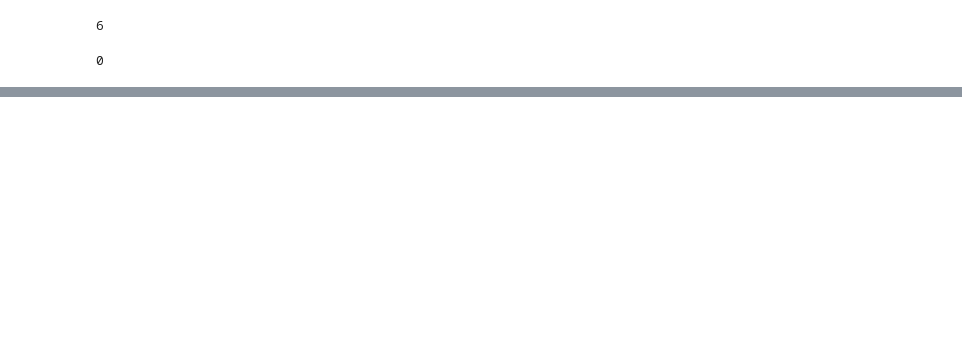
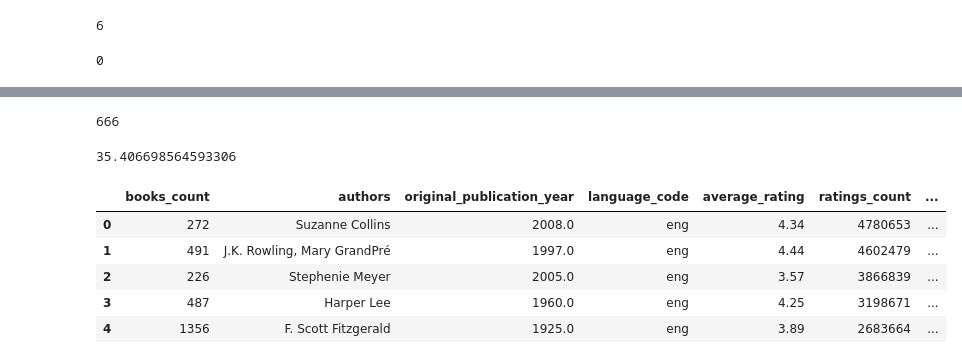
Before and after one commit to tamaracvijan/books-reviews, a Jupyter notebook: script.ipynb, the cells around one changed output, grey strips where cells are left out. Saved outputs shown, nothing was run; the diff lists cells and outputs as text; code cells hidden in the pictures; blank space fills up the shorter version.

Commit message:
Add author books count and target encoding

```diff
--- a/script.ipynb
+++ b/script.ipynb
@@ -154,6 +155,12 @@ print(ds['language_code'].unique())
 print(ds['language_code'].isna().sum())
 # %% [output]
 0
+# %%
+# Later, when we do train/test split we will see that 35% of test set authors were not seen in the training set. This is a real limitation of this dataset.
+# Many authors appear only once or twice, making it hard for the model to learn author-specific patterns for them.
+# Because of this, we are going to give model one more info - author_books_count.
+
+ds['author_books_count'] = ds['authors'].map(ds['authors'].value_counts())
 # %%
 # Now that missing values are handled, we will move on to outliers.
 
@@ -201,0 +244,11 @@ ds.describe()
+# %%
+# Potential problem here - if an author exists in the test set but not in the train set, map() will return NaN.
+
+print(X_test['authors'].isna().sum())
+# %% [output]
+666
+# %%
+unseen_authors = X_test['authors'].isna().sum()
+print(unseen_authors / len(X_test) * 100)
+# %% [output]
+35.406698564593306
@@ -201,0 +261,9 @@ ds.describe()
+# %%
+ds.head()
+# %% [output]
+|  | books_count | authors | original_publication_year | language_code | average_rating | ratings_count | ... |
+| 0 | 272 | Suzanne Collins | 2008.0 | eng | 4.34 | 4780653 | ... |
+| 1 | 491 | J.K. Rowling, Mary GrandPré | 1997.0 | eng | 4.44 | 4602479 | ... |
+| 2 | 226 | Stephenie Meyer | 2005.0 | eng | 3.57 | 3866839 | ... |
+| 3 | 487 | Harper Lee | 1960.0 | eng | 4.25 | 3198671 | ... |
+| 4 | 1356 | F. Scott Fitzgerald | 1925.0 | eng | 3.89 | 2683664 | ... |
```
Also changed, not shown: parts of 7 cells of this notebook.
